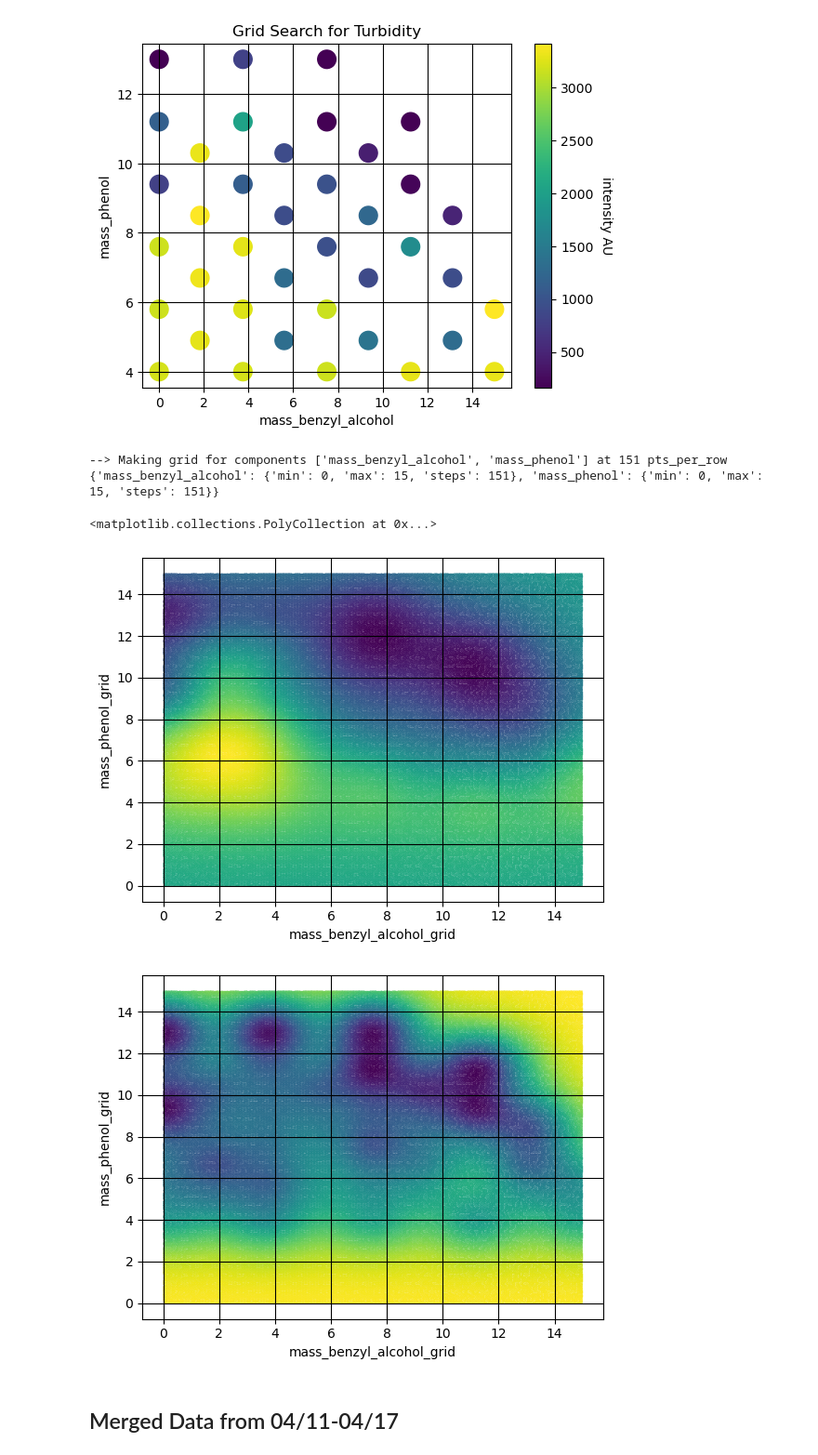
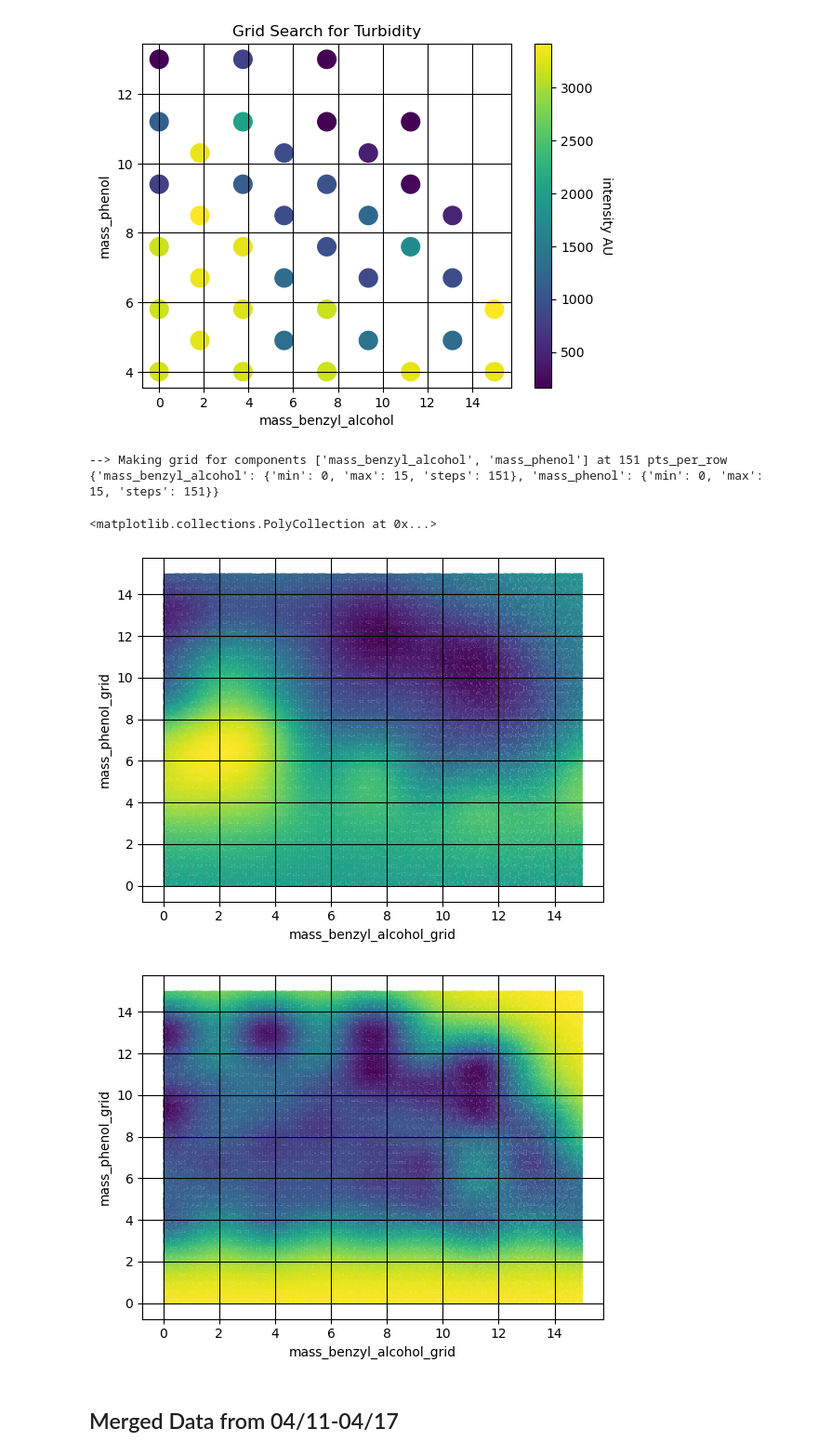
Before and after one commit to drs378/AFL-Spectroscopy-dev, a Jupyter notebook: 230411_10-mgml_P188_0-15_mgml_BA_Phenol.ipynb, the cells around one changed output. Shown at 93% size. Cells and saved outputs as stored; diff of their text form; code cells hidden in the pictures.

Commit message:
This is a development notebook for attempting to synthesize scattering data between real sampled points.

```diff
--- a/230411_10-mgml_P188_0-15_mgml_BA_Phenol.ipynb
+++ b/230411_10-mgml_P188_0-15_mgml_BA_Phenol.ipynb
@@ -457,34 +458,36 @@ plt.savefig('230417_finer_condition_mesh.png',dpi=300)
 # %%
 ds_all_2.attrs['components'] = ['mass_benzyl_alcohol','mass_phenol']
 ds_all_2.attrs['AL_data'] = 'mean_of_maxima'
 ds_all_2.attrs['input_uncert'] = 'std_of_maxima'
 ds_all_2.attrs['mass_benzyl_alcohol_range'] = (0,15)
 ds_all_2.attrs['mass_phenol_range'] = (0,15)
 
 ds_all_2 = ds_all_2.afl.comp.add_grid(pts_per_row=151,overwrite=True)
 # try:
 #     ds_merged = ds_merged.afl.comp.add_grid()
 # except:
 #     pass
 kernel = gpflow.kernels.Matern52(variance=0.5,lengthscales=2.0) + gpflow.kernels.White(1e-1)
 
 GPR = HscedGaussianProcess.GPR(
     dataset = ds_all_2,
+    inputs = ds_all_2['median'],
+    uncertainties=ds_all_2['IQR'],
     kernel=kernel
 )
 GPR.optimize(15,progress_bar=True)
 
 result = GPR.predict(ds_all_2.attrs['components_grid'])
 ds_all_2['GP_mean'] = ('grid',result['mean'].squeeze())
 ds_all_2['GP_var'] = ('grid',result['var'].squeeze())
 ds_all_2.afl.comp.plot_surface(ds_all_2.attrs['components_grid'],labels='GP_mean')
 ds_all_2.afl.comp.plot_surface(ds_all_2.attrs['components_grid'],labels='GP_var')
 # %% [output]
 --> Making grid for components ['mass_benzyl_alcohol', 'mass_phenol'] at 151 pts_per_row
 {'mass_benzyl_alcohol': {'min': 0, 'max': 15, 'steps': 151}, 'mass_phenol': {'min': 0, 'max': 15, 'steps': 151}}
 <matplotlib.collections.PolyCollection at 0x...>
-[figure, old version]
+[figure, new version]
-[figure, old version]
+[figure, new version]
 # %% [markdown]
 ## Merged Data from 04/11-04/17
 # %%
```
Also changed, not shown: parts of 5 cells of this notebook, 9 other files.
